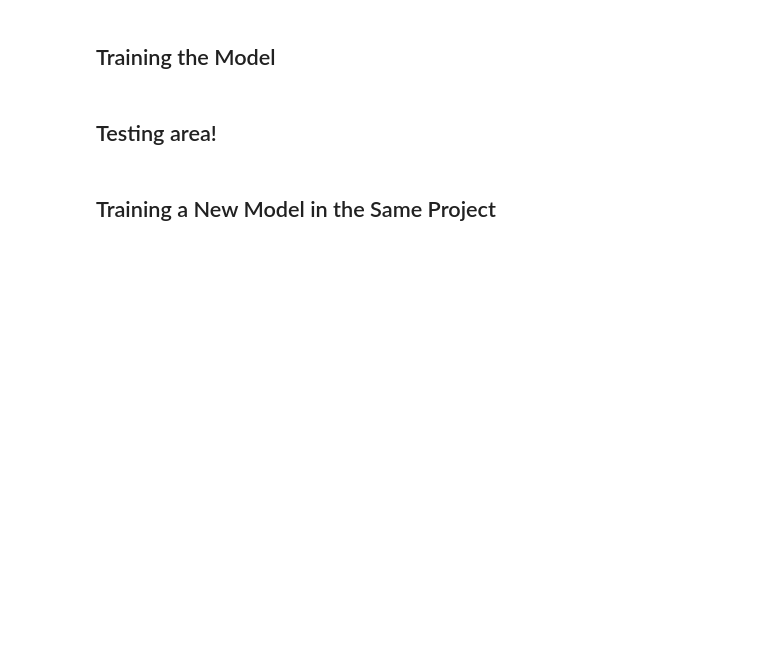
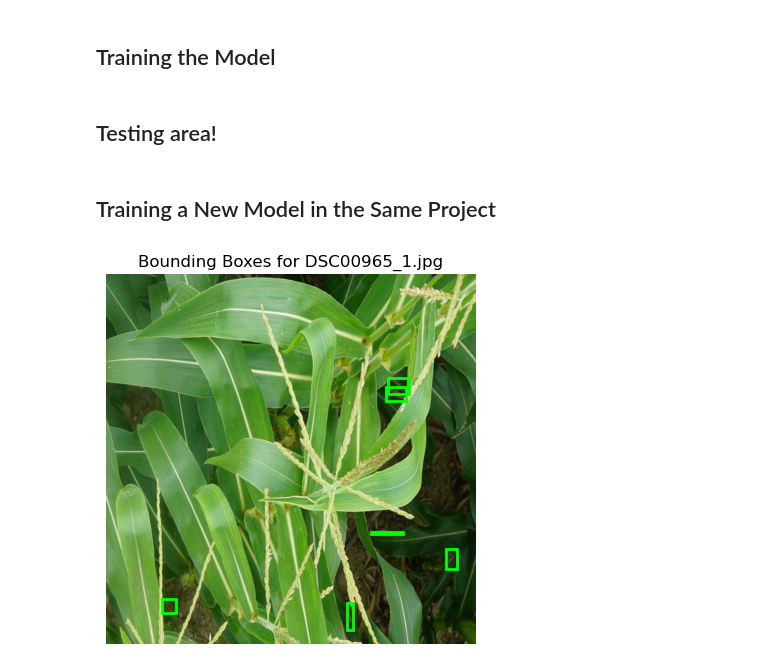
Before and after one commit to finneyer/M-AI-ZE-Maize-diseases-detection, a Jupyter notebook: notebooks/model_template.ipynb, the cells around one changed output. Cells and saved outputs as stored; diff of their text form; code cells hidden in the pictures; blank space fills up the shorter version.

```diff
--- a/notebooks/model_template.ipynb
+++ b/notebooks/model_template.ipynb
@@ -316,3 +316,47 @@ run.link_artifact(
 
 # finish the wandb run, necessary in notebooks
 wandb.finish()
+# %%
+import matplotlib.pyplot as plt
+import matplotlib.patches as patches
+from PIL import Image
+import os
+
+# ⚙️ Konfiguration
+img_dir = "/exchange/dspro2/M-AI-ZE/data/adjusted/1.1/splits/SID01/images/train"
+label_dir = "/exchange/dspro2/M-AI-ZE/data/adjusted/1.1/splits/SID01/labels/train"
+filename = "DSC00965_1.jpg"  # 🔁 Ersetze durch ein Bild deiner Wahl
+
+# 🖼 Bild laden
+img_path = os.path.join(img_dir, filename)
+img = Image.open(img_path)
+w, h = img.size
+
+# 📄 Label laden
+label_path = os.path.join(label_dir, filename.replace(".jpg", ".txt"))
+with open(label_path, "r") as f:
+    labels = f.readlines()
+
+# 🎯 Zeichnen
+fig, ax = plt.subplots()
+ax.imshow(img)
+
+for line in labels:
+    parts = line.strip().split()
+    if len(parts) != 5:
+        continue
+    _, x_center, y_center, width, height = map(float, parts)
+
+    x = (x_center - width / 2) * w
+    y = (y_center - height / 2) * h
+    box_w = width * w
+    box_h = height * h
+
+    rect = patches.Rectangle((x, y), box_w, box_h, linewidth=2, edgecolor='lime', facecolor='none')
+    ax.add_patch(rect)
+
+plt.title(f"Bounding Boxes for {filename}")
+plt.axis("off")
+plt.show()
+# %% [output]
+[figure, added]
```
Also changed, not shown: 3 other files.
